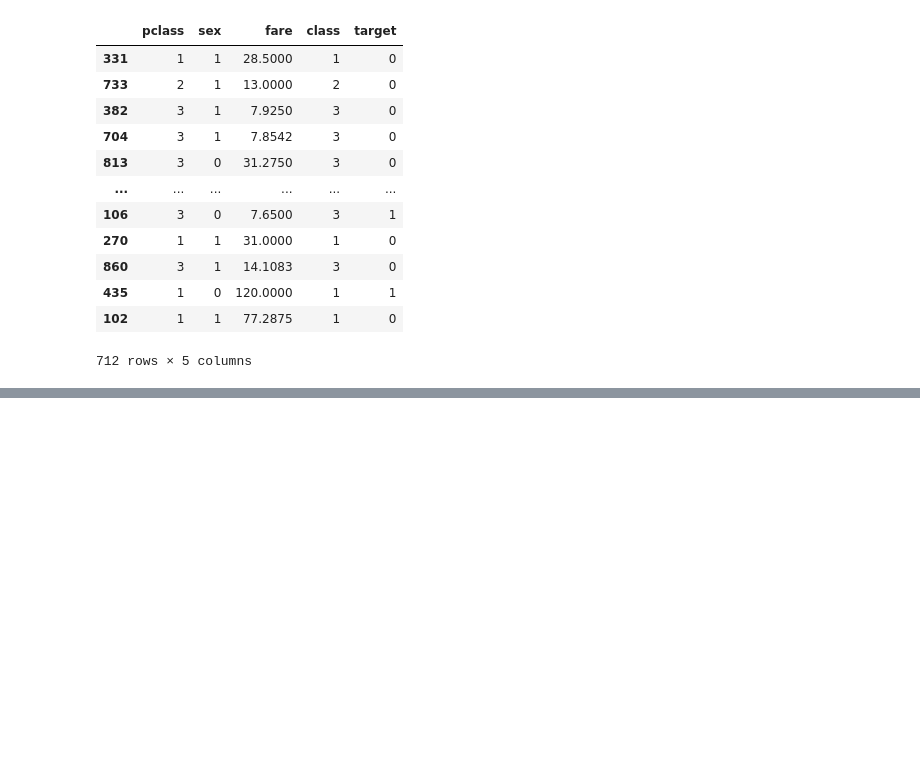
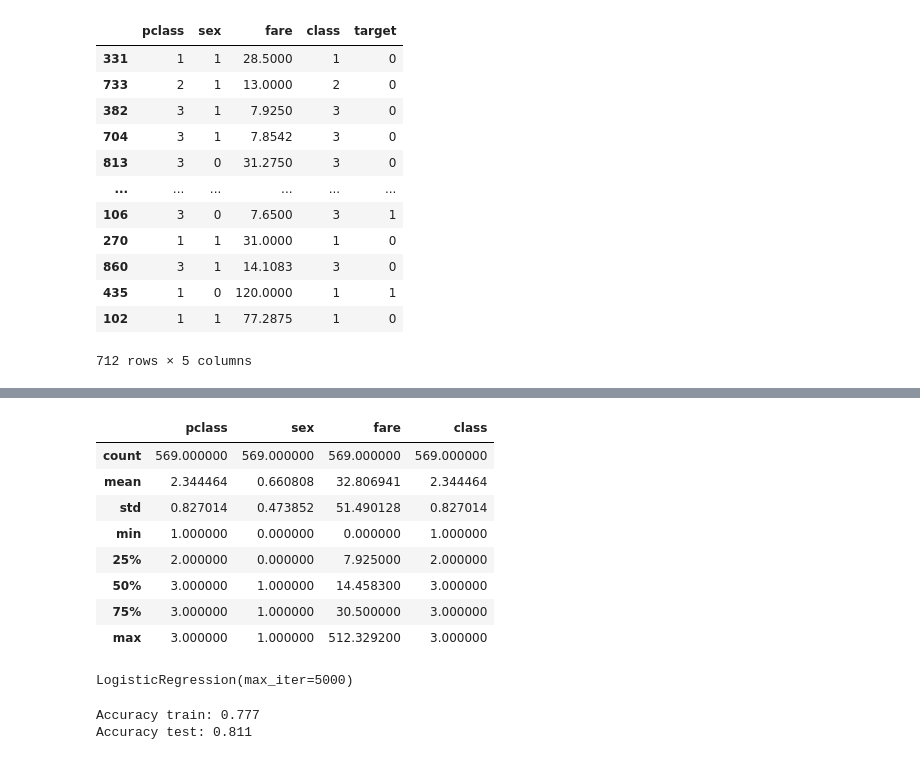
Before and after one commit to rukyflo/ONLINE_DS_THEBRIDGE_RFL, a Jupyter notebook: 04_Machine_Learning/Sprint_12/Unidad_02/Practica_Obligatoria/18_Practica_Obligatoria_Clasificacion_y_Regresion_Logistica.ipynb, the cells around one changed output, grey strips where cells are left out. Cells and saved outputs as stored; diff of their text form; code cells hidden in the pictures; blank space fills up the shorter version.

```diff
--- a/04_Machine_Learning/Sprint_12/Unidad_02/Practica_Obligatoria/18_Practica_Obligatoria_Clasificacion_y_Regresion_Logistica.ipynb
+++ b/04_Machine_Learning/Sprint_12/Unidad_02/Practica_Obligatoria/18_Practica_Obligatoria_Clasificacion_y_Regresion_Logistica.ipynb
@@ -210,0 +239,17 @@ sns.heatmap(np.round(df_eda.corr(), 2),
+# %%
+X_train.describe()
+# %% [output]
+|  | pclass | sex | fare | class |
+| count | 569.000000 | 569.000000 | 569.000000 | 569.000000 |
+| mean | 2.344464 | 0.660808 | 32.806941 | 2.344464 |
+| std | 0.827014 | 0.473852 | 51.490128 | 0.827014 |
+| min | 1.000000 | 0.000000 | 0.000000 | 1.000000 |
+| 25% | 2.000000 | 0.000000 | 7.925000 | 2.000000 |
+| 50% | 3.000000 | 1.000000 | 14.458300 | 3.000000 |
+| 75% | 3.000000 | 1.000000 | 30.500000 | 3.000000 |
+| max | 3.000000 | 1.000000 | 512.329200 | 3.000000 |
+# %%
+log_reg = LogisticRegression(max_iter = 5000)
+log_reg.fit(X_train, y_train)
+# %% [output]
+LogisticRegression(max_iter=5000)
@@ -210,0 +258,9 @@ sns.heatmap(np.round(df_eda.corr(), 2),
+# %%
+acc_train = round(accuracy_score(log_reg.predict(X_train), y_train), 3)
+acc_test = round(accuracy_score(log_reg.predict(X_test), y_test), 3)
+
+print("Accuracy train:", acc_train)
+print("Accuracy test:", acc_test)
+# %% [output]
+Accuracy train: 0.777
+Accuracy test: 0.811
```
Also changed, not shown: parts of 9 cells of this notebook.
